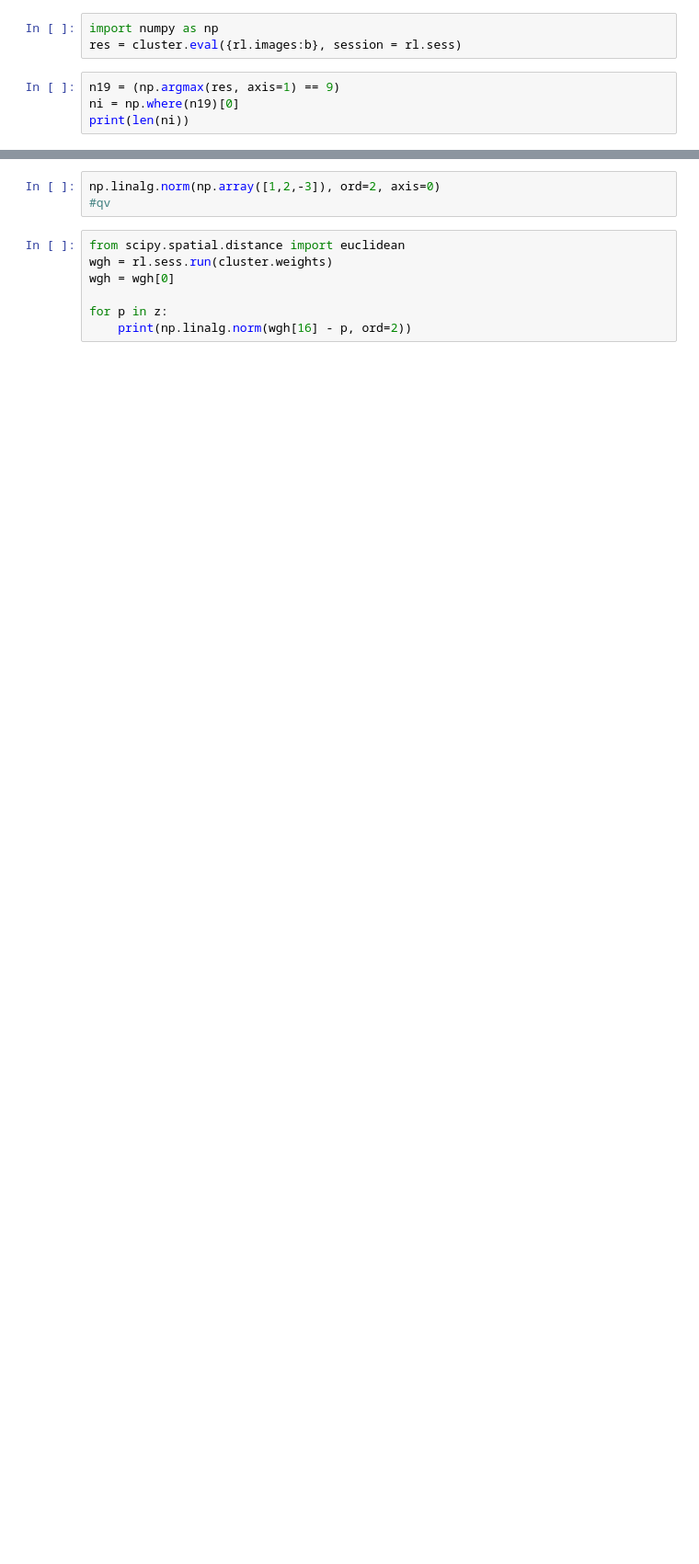
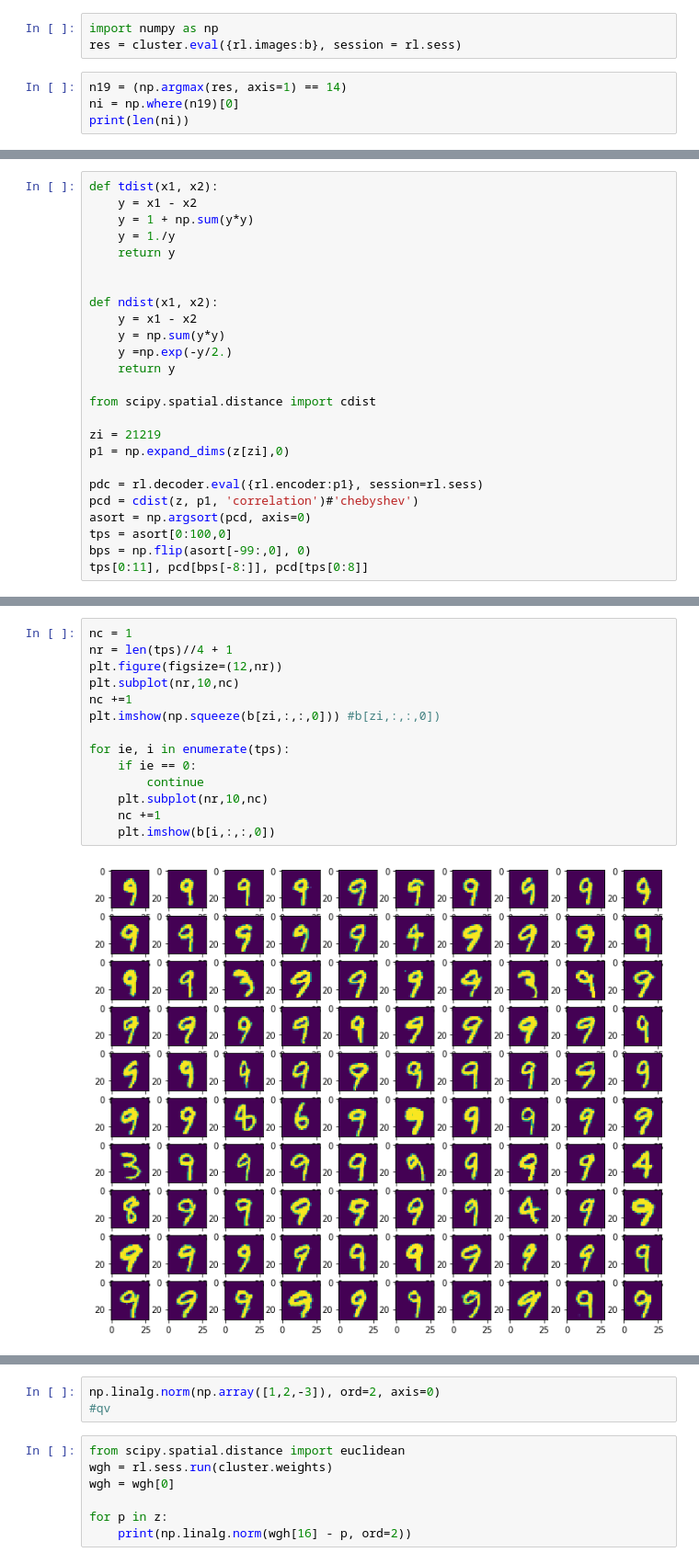
Before and after one commit to cwood1967/DeepLearning, a Jupyter notebook: autoencoder/Adversarial/mess_with_loading-mnist.ipynb, the cells around one changed output, grey strips where cells are left out. Shown: that part at 92% size. Drawn from its saved outputs; the diff is of its cells as text; blank space fills up the shorter version.

```diff
--- a/autoencoder/Adversarial/mess_with_loading-mnist.ipynb
+++ b/autoencoder/Adversarial/mess_with_loading-mnist.ipynb
@@ -100,7 +104,7 @@ plt.imshow(dr)
 import numpy as np
 res = cluster.eval({rl.images:b}, session = rl.sess)
 # %%
-n19 = (np.argmax(res, axis=1) == 9)
+n19 = (np.argmax(res, axis=1) == 14)
 ni = np.where(n19)[0]
 print(len(ni))
 # %% [output]
@@ -149,0 +150,25 @@ tsne = TSNE(2, 30).fit_transform(z)
+# %%
+def tdist(x1, x2):
+    y = x1 - x2
+    y = 1 + np.sum(y*y)
+    y = 1./y
+    return y
+
+
+def ndist(x1, x2):
+    y = x1 - x2
+    y = np.sum(y*y)
+    y =np.exp(-y/2.)
+    return y
+
+from scipy.spatial.distance import cdist
+
+zi = 21219
+p1 = np.expand_dims(z[zi],0)
+
+pdc = rl.decoder.eval({rl.encoder:p1}, session=rl.sess)
+pcd = cdist(z, p1, 'correlation')#'chebyshev')
+asort = np.argsort(pcd, axis=0)
+tps = asort[0:100,0]
+bps = np.flip(asort[-99:,0], 0)
+tps[0:11], pcd[bps[-8:]], pcd[tps[0:8]]
@@ -149,0 +192,16 @@ tsne = TSNE(2, 30).fit_transform(z)
+# %%
+nc = 1
+nr = len(tps)//4 + 1
+plt.figure(figsize=(12,nr))
+plt.subplot(nr,10,nc)
+nc +=1
+plt.imshow(np.squeeze(b[zi,:,:,0])) #b[zi,:,:,0])
+
+for ie, i in enumerate(tps):
+    if ie == 0:
+        continue
+    plt.subplot(nr,10,nc)
+    nc +=1
+    plt.imshow(b[i,:,:,0])
+# %% [output]
+[figure, added]
```
Also changed, not shown: parts of 15 cells of this notebook, 5 other files.
